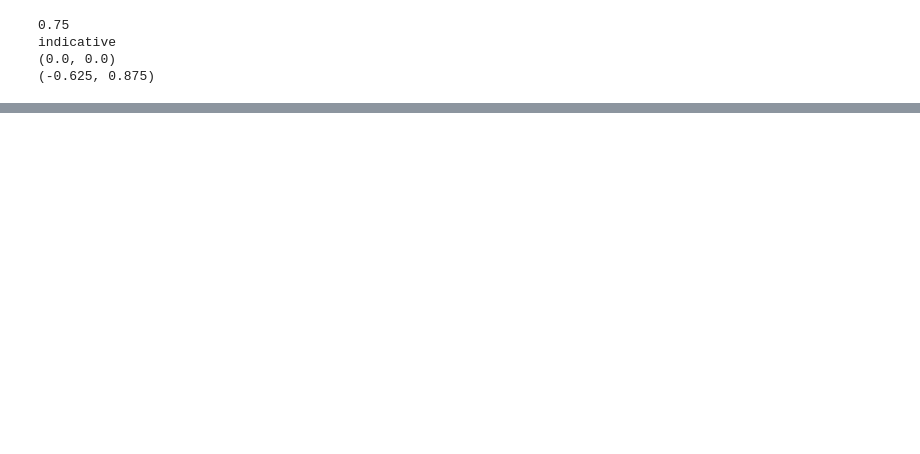
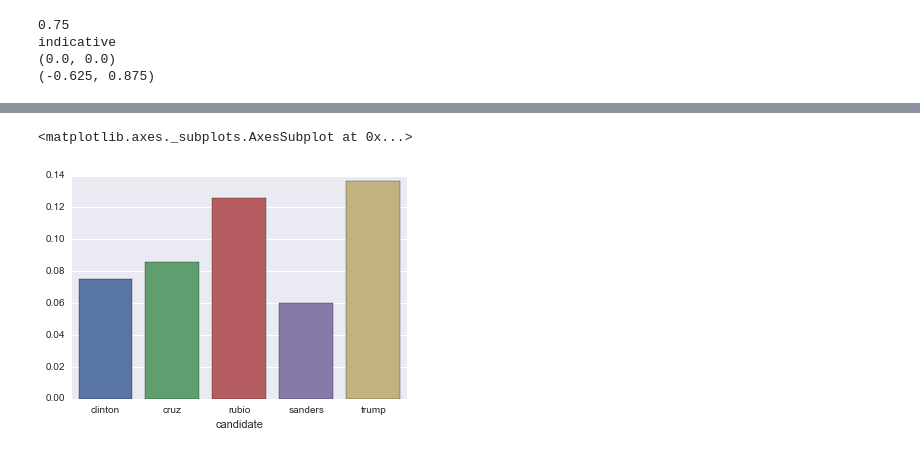
Before and after one commit to dianalam/candidate-tweets, a Jupyter notebook: tweet-analysis.ipynb, the cells around one changed output, grey strips where cells are left out. Saved outputs shown, nothing was run; the diff lists cells and outputs as text; code cells hidden in the pictures; blank space fills up the shorter version.

```diff
--- a/tweet-analysis.ipynb
+++ b/tweet-analysis.ipynb
@@ -174,0 +240,3 @@ tweets.head()
+# %%
+avg_sentiment = by_cand['sentiment'].mean()
+avg_sentiment
@@ -174,0 +251,5 @@ tweets.head()
+# %%
+sns.barplot(avg_sentiment.index, avg_sentiment.values)
+# %% [output]
+<matplotlib.axes._subplots.AxesSubplot at 0x...>
+[figure, added]
```
Also changed, not shown: parts of 35 cells of this notebook.
